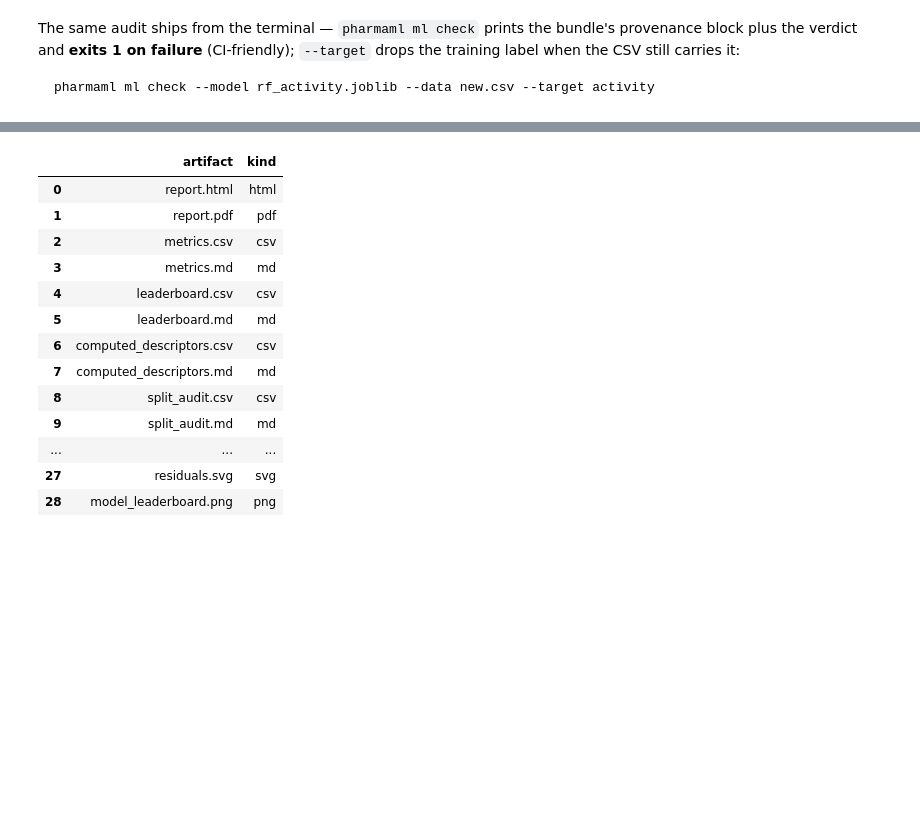
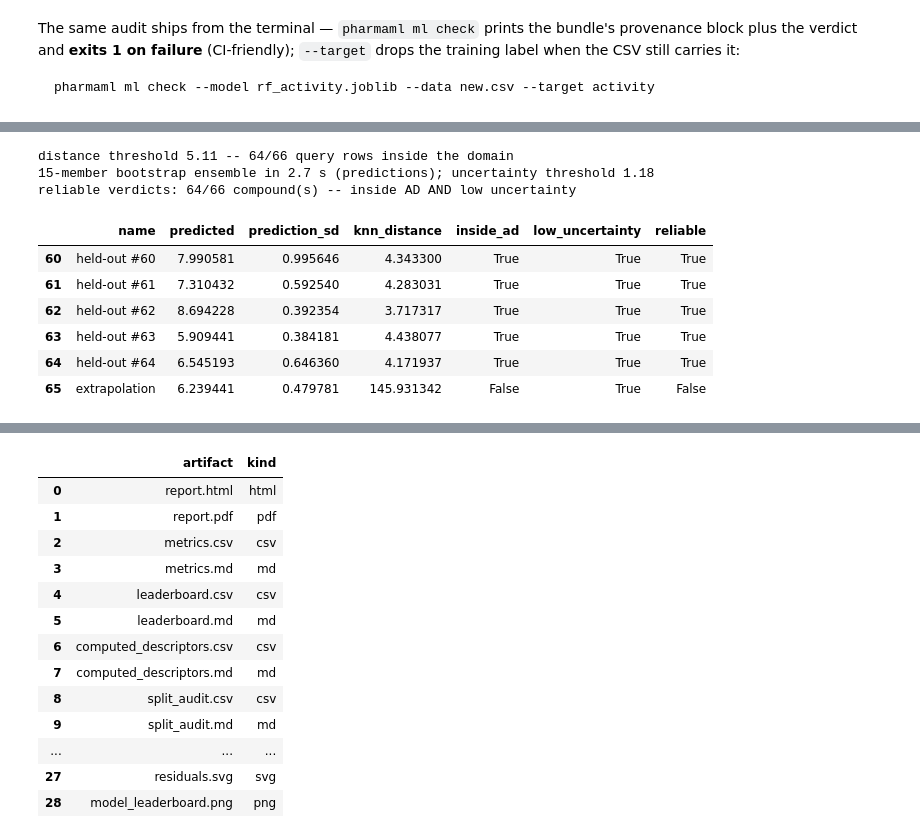
Before and after one commit to MrMMA2004/pharma-ml-toolkit, a Jupyter notebook: pharma-ml-toolkit/examples/complete_ml_workflow.ipynb, the cells around one changed output, grey strips where cells are left out. Drawn from its saved outputs; the diff is of its cells as text; code cells hidden in the pictures; blank space fills up the shorter version.

```diff
--- a/pharma-ml-toolkit/examples/complete_ml_workflow.ipynb
+++ b/pharma-ml-toolkit/examples/complete_ml_workflow.ipynb
@@ -824,0 +845,34 @@ pharmaml ml check --model rf_activity.joblib --data new.csv --target activity
+# %%
+from pharmaml.ml import applicability_domain
+
+# The query set: the held-out rows PLUS one wild extrapolation -- a
+# descriptor profile 30 standard deviations off the training cloud.
+far_row = ds_reg.X.max() + 30.0 * ds_reg.X.std()
+X_query = pd.concat(
+    [rX_te, pd.DataFrame([far_row], columns=ds_reg.X.columns)],
+    ignore_index=True,
+)
+
+ad = applicability_domain(reg_result.model, rX_tr, ry_tr, X_query, k=5, n_models=15)
+print(f"distance threshold {ad.distance_threshold:.3g} -- "
+      f"{int(ad.inside_ad.sum())}/{len(ad.inside_ad)} query rows inside the domain")
+print(f"{ad.n_models}-member bootstrap ensemble in {ad.fit_seconds:.1f} s "
+      f"({ad.uncertainty_kind}); uncertainty threshold "
+      f"{ad.uncertainty_threshold:.3g}")
+print(f"reliable verdicts: {int(ad.reliable.sum())}/{len(ad.reliable)} "
+      "compound(s) -- inside AD AND low uncertainty")
+
+names = [f"held-out #{i}" for i in range(len(rX_te))] + ["extrapolation"]
+reliability = ad.to_frame(names=names)
+reliability.tail(6)
+# %% [output]
+distance threshold 5.11 -- 64/66 query rows inside the domain
+15-member bootstrap ensemble in 2.7 s (predictions); uncertainty threshold 1.18
+reliable verdicts: 64/66 compound(s) -- inside AD AND low uncertainty
+|  | name | predicted | prediction_sd | knn_distance | inside_ad | low_uncertainty | reliable |
+| 60 | held-out #60 | 7.990581 | 0.995646 | 4.343300 | True | True | True |
+| 61 | held-out #61 | 7.310432 | 0.592540 | 4.283031 | True | True | True |
+| 62 | held-out #62 | 8.694228 | 0.392354 | 3.717317 | True | True | True |
+| 63 | held-out #63 | 5.909441 | 0.384181 | 4.438077 | True | True | True |
+| 64 | held-out #64 | 6.545193 | 0.646360 | 4.171937 | True | True | True |
+| 65 | extrapolation | 6.239441 | 0.479781 | 145.931342 | False | True | False |
```
Also changed, not shown: parts of 11 cells of this notebook, 51 other files.
